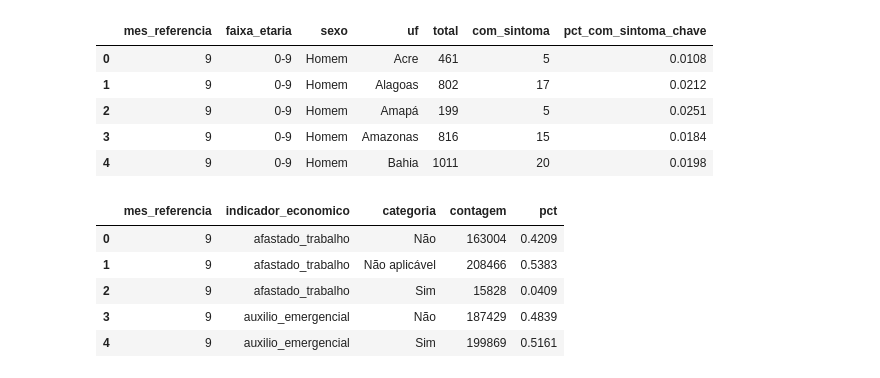
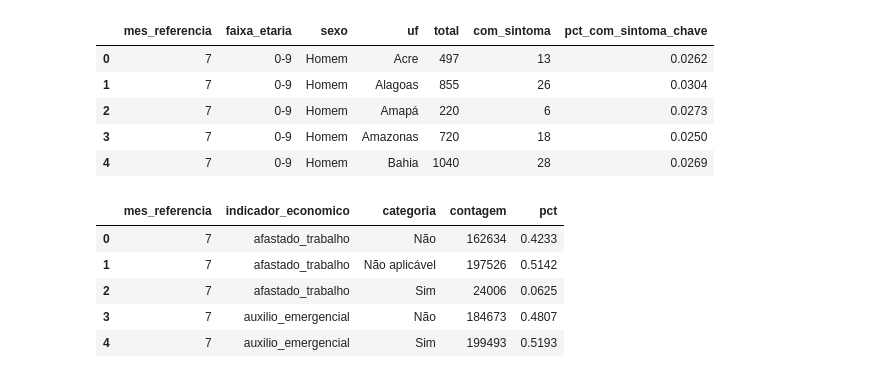
Before and after one commit to brenoazvd/PNAD_Covid19, a Jupyter notebook: ETL.ipynb, the cells around one changed output. Saved outputs shown, nothing was run; the diff lists cells and outputs as text; code cells hidden in the pictures.

Commit message:
att ETL, ANÁLISE, READ, RELATÓRIOS/FIGURAS

```diff
--- a/ETL.ipynb
+++ b/ETL.ipynb
@@ -1,8 +1,25 @@
 # %%
 import pandas as pd
 import unicodedata
+from pathlib import Path
 
-df = pd.read_csv('dados_tratados.csv')
+DATA_PATH = Path('dados_tratados_completo.csv')
+OUTPUT_DIR = Path('.')
+if not DATA_PATH.exists():
+    raise FileNotFoundError('dados_tratados.csv nao encontrado na raiz do projeto')
+
+def read_csv_with_fallback(path):
+    for enc in ('utf-8', 'cp1252', 'latin1'):
+        try:
+            return pd.read_csv(path, encoding=enc, low_memory=False)
+        except UnicodeDecodeError:
+            continue
+    return pd.read_csv(path, low_memory=False)
+
+def write_csv(df, name, index=False, index_label=None):
+    df.to_csv(OUTPUT_DIR / name, index=index, index_label=index_label, encoding='utf-8')
+
+df = read_csv_with_fallback(DATA_PATH)
 df.head()
 # %% [output]
 |  | uf | mes_referencia | idade | sexo | escolaridade | teve_febre | teve_tosse | teve_dor_garganta | ... |
@@ -73,7 +33,9 @@ frequencia_sintomas
 obj_cols = df.select_dtypes(include='object').columns
 df[obj_cols] = df[obj_cols].apply(lambda s: s.str.strip())
 
-sintoma_cols = [
+df['idade'] = pd.to_numeric(df['idade'], errors='coerce')
+
+preferred_sintomas = [
     'teve_febre',
     'teve_tosse',
     'teve_dor_garganta',
@@ -81,6 +43,16 @@ sintoma_cols = [
     'teve_dor_peito',
     'perda_olfato_paladar',
 ]
+
+extra_sintomas = sorted(
+    c
+    for c in df.columns
+    if (c.startswith('teve_') or c == 'perda_olfato_paladar') and c not in preferred_sintomas
+)
+sintoma_cols = [c for c in preferred_sintomas if c in df.columns] + extra_sintomas
+
+if not sintoma_cols:
+    raise ValueError('Nenhuma coluna de sintoma encontrada no dataset.')
 
 bins = [0, 9, 19, 29, 39, 49, 59, 69, 79, 120]
 labels = ['0-9', '10-19', '20-29', '30-39', '40-49', '50-59', '60-69', '70-79', '80+']
@@ -146,44 +206,45 @@ gold_sintomas_perfil['pct_com_sintoma_chave'] = (
 gold_sintomas_perfil.head()
 # %% [output]
 |  | mes_referencia | faixa_etaria | sexo | uf | total | com_sintoma | pct_com_sintoma_chave |
-| 0 | 9 | 0-9 | Homem | Acre | 461 | 5 | 0.0108 |
-| 1 | 9 | 0-9 | Homem | Alagoas | 802 | 17 | 0.0212 |
-| 2 | 9 | 0-9 | Homem | Amapá | 199 | 5 | 0.0251 |
-| 3 | 9 | 0-9 | Homem | Amazonas | 816 | 15 | 0.0184 |
-| 4 | 9 | 0-9 | Homem | Bahia | 1011 | 20 | 0.0198 |
+| 0 | 7 | 0-9 | Homem | Acre | 497 | 13 | 0.0262 |
+| 1 | 7 | 0-9 | Homem | Alagoas | 855 | 26 | 0.0304 |
+| 2 | 7 | 0-9 | Homem | Amapá | 220 | 6 | 0.0273 |
+| 3 | 7 | 0-9 | Homem | Amazonas | 720 | 18 | 0.0250 |
+| 4 | 7 | 0-9 | Homem | Bahia | 1040 | 28 | 0.0269 |
 # %%
 economic_cols = [
     'trabalhou_semana_passada',
     'afastado_trabalho',
     'tipo_trabalho',
     'faixa_rendimento',
     'trabalho_remoto',
     'auxilio_emergencial',
 ]
+economic_cols = [c for c in economic_cols if c in df.columns]
 
 econ_long = df.melt(
     id_vars=['mes_referencia'],
     value_vars=economic_cols,
     var_name='indicador_economico',
     value_name='categoria',
 )
 
 gold_economia_mes = (
     econ_long.groupby(['mes_referencia', 'indicador_economico', 'categoria'])
     .size()
     .reset_index(name='contagem')
 )
 gold_economia_mes['pct'] = (
     gold_economia_mes.groupby(['mes_referencia', 'indicador_economico'])['contagem']
     .transform(lambda s: (s / s.sum()).round(4))
 )
 gold_economia_mes.head()
 # %% [output]
 |  | mes_referencia | indicador_economico | categoria | contagem | pct |
-| 0 | 9 | afastado_trabalho | Não | 163004 | 0.4209 |
-| 1 | 9 | afastado_trabalho | Não aplicável | 208466 | 0.5383 |
-| 2 | 9 | afastado_trabalho | Sim | 15828 | 0.0409 |
-| 3 | 9 | auxilio_emergencial | Não | 187429 | 0.4839 |
-| 4 | 9 | auxilio_emergencial | Sim | 199869 | 0.5161 |
+| 0 | 7 | afastado_trabalho | Não | 162634 | 0.4233 |
+| 1 | 7 | afastado_trabalho | Não aplicável | 197526 | 0.5142 |
+| 2 | 7 | afastado_trabalho | Sim | 24006 | 0.0625 |
+| 3 | 7 | auxilio_emergencial | Não | 184673 | 0.4807 |
+| 4 | 7 | auxilio_emergencial | Sim | 199493 | 0.5193 |
 # %%
 behavior_cols = ['medida_isolamento', 'procurou_saude']
```
Also changed, not shown: parts of 5 cells of this notebook, 10 other files.
